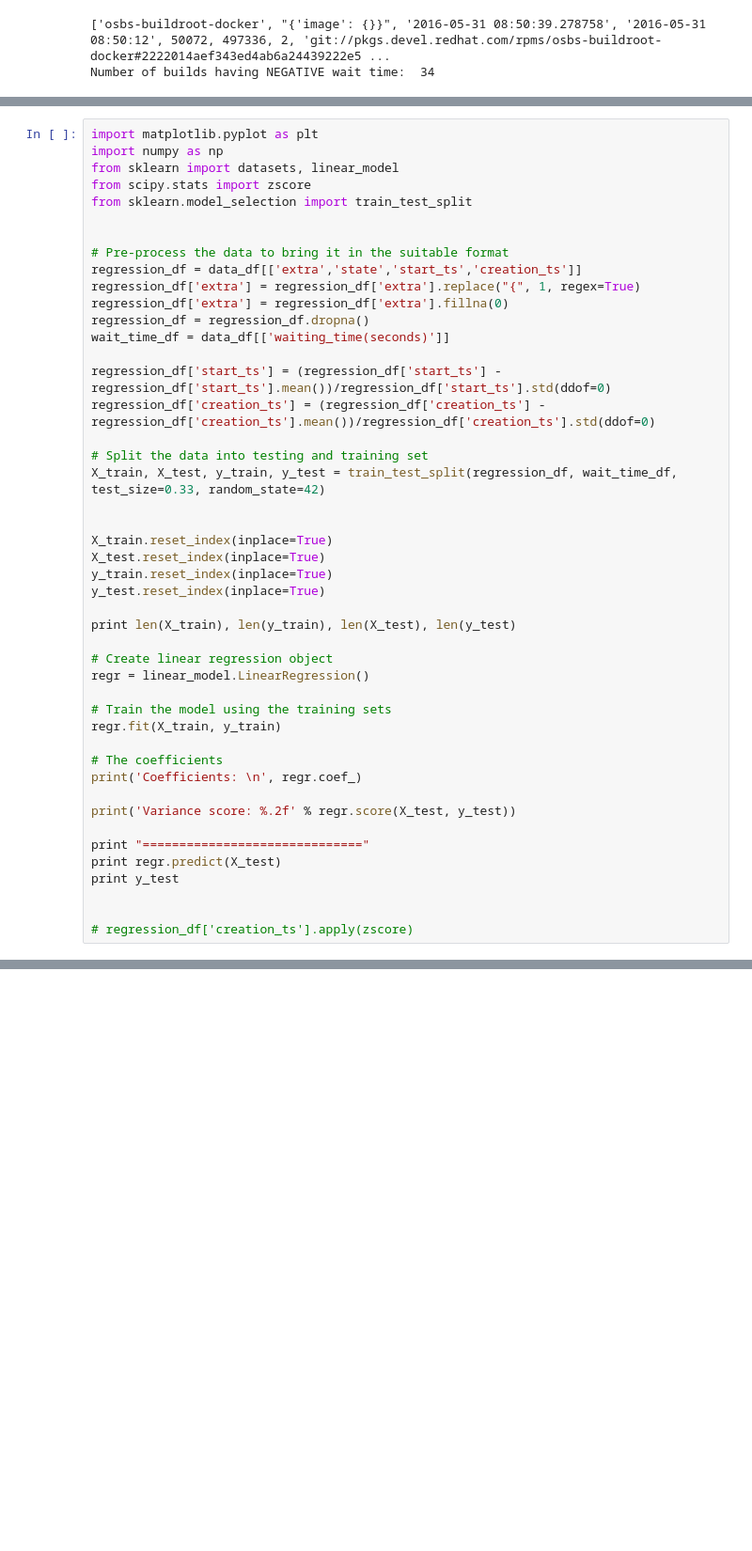
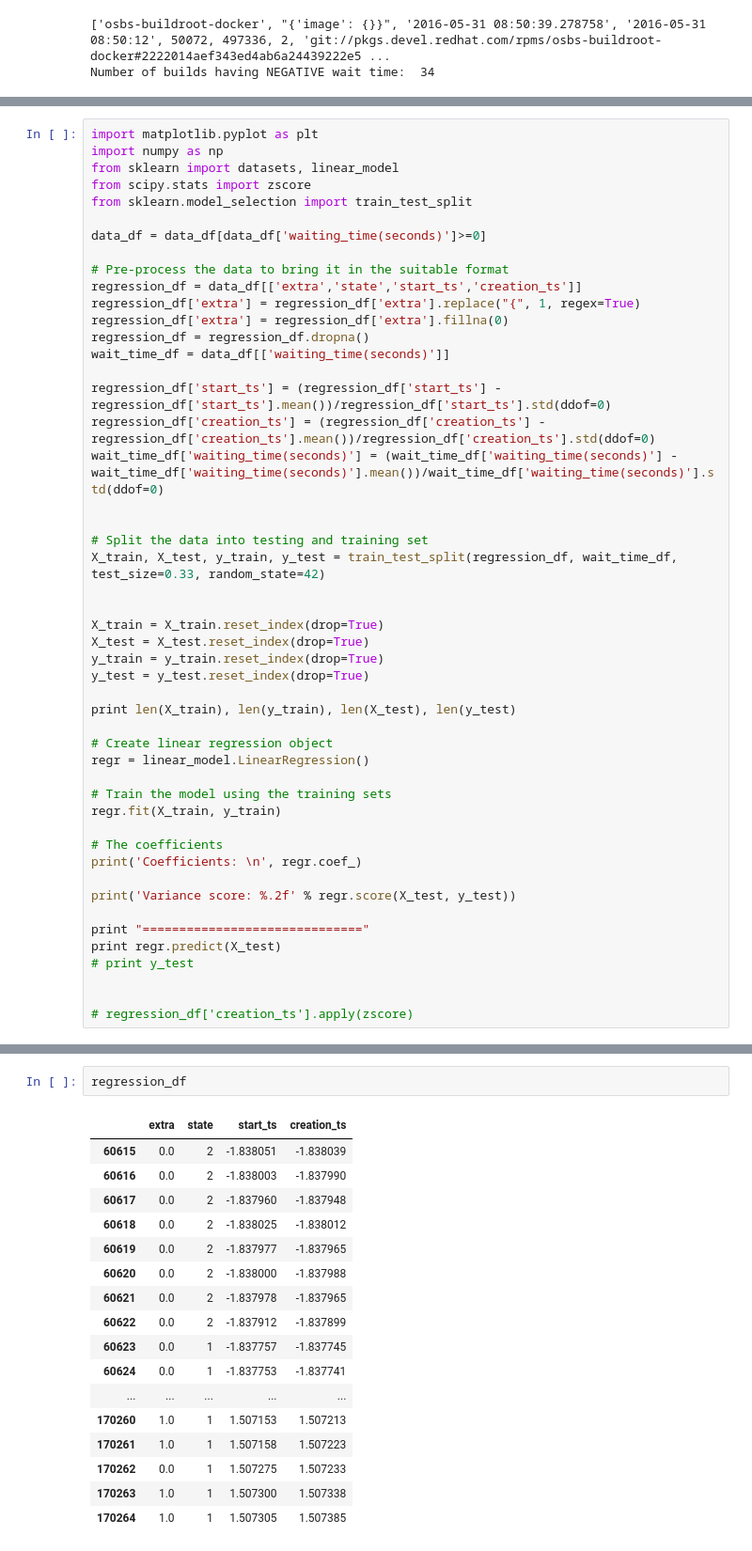
Before and after one commit to nehap25/ml_metric, a Jupyter notebook: ML_metrics.ipynb, the cells around one changed output, grey strips where cells are left out. Shown: that part at 94% size. Cells and saved outputs as stored; diff of their text form; blank space fills up the shorter version.

Commit message:
OLS regression added

```diff
--- a/ML_metrics.ipynb
+++ b/ML_metrics.ipynb
@@ -196,6 +198,7 @@ from sklearn import datasets, linear_model
 from scipy.stats import zscore
 from sklearn.model_selection import train_test_split
 
+data_df = data_df[data_df['waiting_time(seconds)']>=0]
 
 # Pre-process the data to bring it in the suitable format
 regression_df = data_df[['extra','state','start_ts','creation_ts']]
@@ -206,15 +209,17 @@ wait_time_df = data_df[['waiting_time(seconds)']]
 
 regression_df['start_ts'] = (regression_df['start_ts'] - regression_df['start_ts'].mean())/regression_df['start_ts'].std(ddof=0)
 regression_df['creation_ts'] = (regression_df['creation_ts'] - regression_df['creation_ts'].mean())/regression_df['creation_ts'].std(ddof=0)
+wait_time_df['waiting_time(seconds)'] = (wait_time_df['waiting_time(seconds)'] - wait_time_df['waiting_time(seconds)'].mean())/wait_time_df['waiting_time(seconds)'].std(ddof=0)
+
 
 # Split the data into testing and training set
 X_train, X_test, y_train, y_test = train_test_split(regression_df, wait_time_df, test_size=0.33, random_state=42)
 
 
-X_train.reset_index(inplace=True)
-X_test.reset_index(inplace=True)
-y_train.reset_index(inplace=True)
-y_test.reset_index(inplace=True)
+X_train = X_train.reset_index(drop=True)
+X_test = X_test.reset_index(drop=True)
+y_train = y_train.reset_index(drop=True)
+y_test = y_test.reset_index(drop=True)
 
 print len(X_train), len(y_train), len(X_test), len(y_test)
 
@@ -231,7 +236,7 @@ print('Variance score: %.2f' % regr.score(X_test, y_test))
 
 print "=============================="
 print regr.predict(X_test)
-print y_test
+# print y_test
 
 
 # regression_df['creation_ts'].apply(zscore)
@@ -278,3 +282,23 @@ plt.show()
 # %% [output]
 (73268, 4) (73268,) (36088, 4) (36088,)
 [figure]
+# %%
+regression_df
+# %% [output]
+|  | extra | state | start_ts | creation_ts |
+| 60615 | 0.0 | 2 | -1.838051 | -1.838039 |
+| 60616 | 0.0 | 2 | -1.838003 | -1.837990 |
+| 60617 | 0.0 | 2 | -1.837960 | -1.837948 |
+| 60618 | 0.0 | 2 | -1.838025 | -1.838012 |
+| 60619 | 0.0 | 2 | -1.837977 | -1.837965 |
+| 60620 | 0.0 | 2 | -1.838000 | -1.837988 |
+| 60621 | 0.0 | 2 | -1.837978 | -1.837965 |
+| 60622 | 0.0 | 2 | -1.837912 | -1.837899 |
+| 60623 | 0.0 | 1 | -1.837757 | -1.837745 |
+| 60624 | 0.0 | 1 | -1.837753 | -1.837741 |
+| ... | ... | ... | ... | ... |
+| 170260 | 1.0 | 1 | 1.507153 | 1.507213 |
+| 170261 | 1.0 | 1 | 1.507158 | 1.507223 |
+| 170262 | 0.0 | 1 | 1.507275 | 1.507233 |
+| 170263 | 1.0 | 1 | 1.507300 | 1.507338 |
+| 170264 | 1.0 | 1 | 1.507305 | 1.507385 |
```
Also changed, not shown: parts of 8 cells of this notebook.
